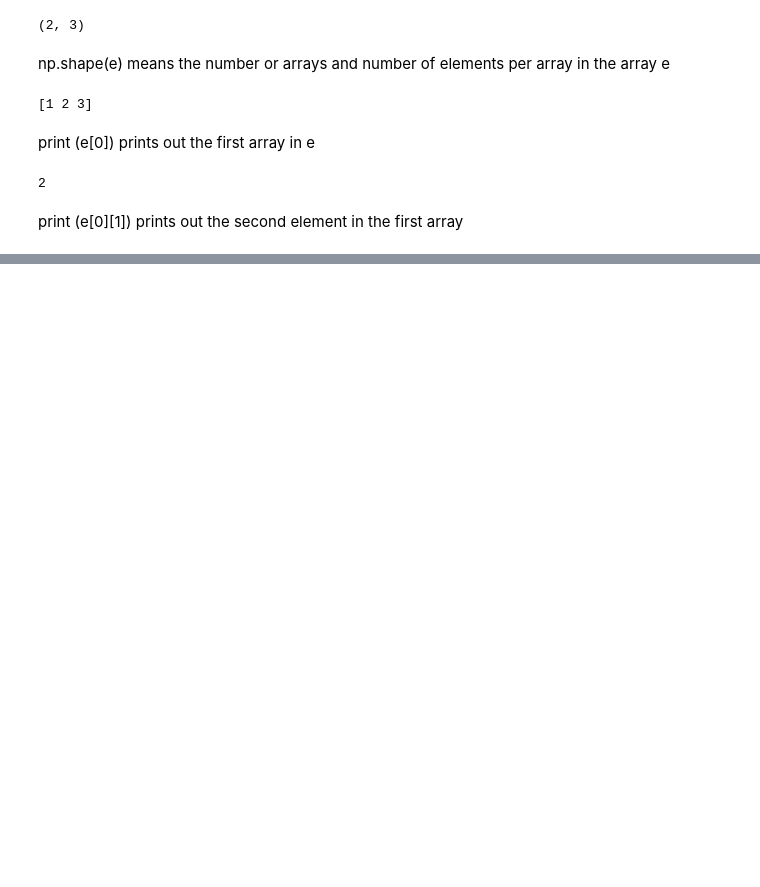
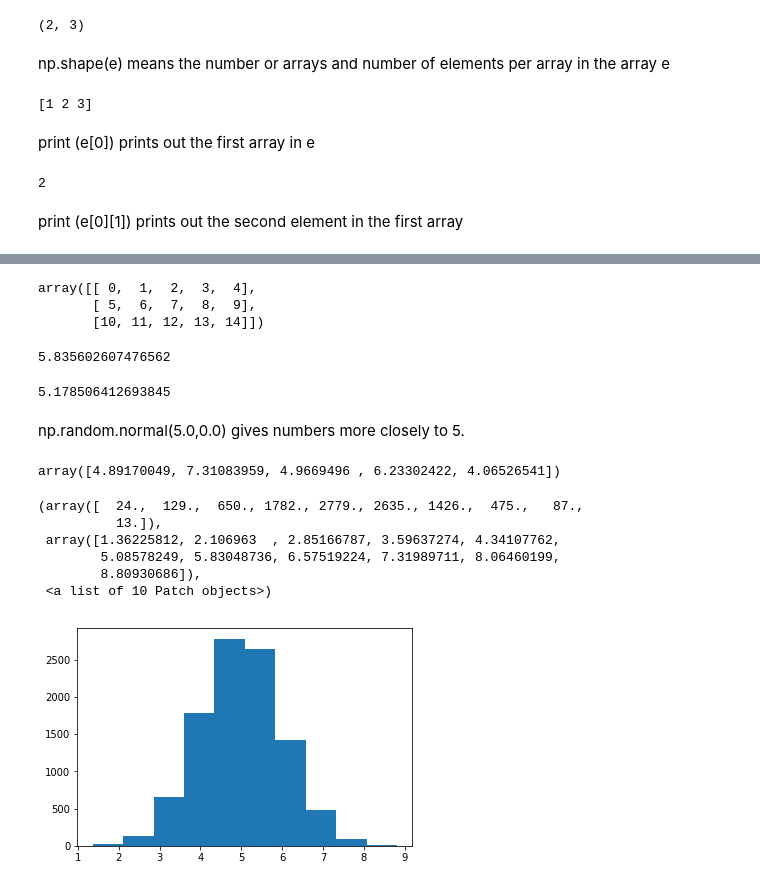
Before and after one commit to sarahCarroll/emerg-tech-assign, a Jupyter notebook: NumPy Random.ipynb, the cells around one changed output, grey strips where cells are left out. Drawn from its saved outputs; the diff is of its cells as text; code cells hidden in the pictures; blank space fills up the shorter version.

```diff
--- a/NumPy Random.ipynb
+++ b/NumPy Random.ipynb
@@ -78,0 +80,31 @@ np.random.randn(3,5) prints out a random multidimentional array with array size
+# %%
+np.arange(15).reshape(3,5)
+# %% [output]
+array([[ 0,  1,  2,  3,  4],
+       [ 5,  6,  7,  8,  9],
+       [10, 11, 12, 13, 14]])
+# %%
+np.random.uniform(0.0,10.0)
+# %% [output]
+5.835602607476562
+# %%
+np.random.normal(5.0,1.0)
+# %% [output]
+5.178506412693845
+# %% [markdown]
+np.random.normal(5.0,0.0) gives numbers more closely to 5.
+# %%
+np.random.normal(5.0,1.0,5)
+# %% [output]
+array([4.89170049, 7.31083959, 4.9669496 , 6.23302422, 4.06526541])
+# %%
+s=np.random.normal(5.0,1.0,10000)
+plt.hist(s)
+# %% [output]
+(array([  24.,  129.,  650., 1782., 2779., 2635., 1426.,  475.,   87.,
+          13.]),
+ array([1.36225812, 2.106963  , 2.85166787, 3.59637274, 4.34107762,
+        5.08578249, 5.83048736, 6.57519224, 7.31989711, 8.06460199,
+        8.80930686]),
+ <a list of 10 Patch objects>)
+[figure, added]
```
Also changed, not shown: parts of 17 cells of this notebook.
